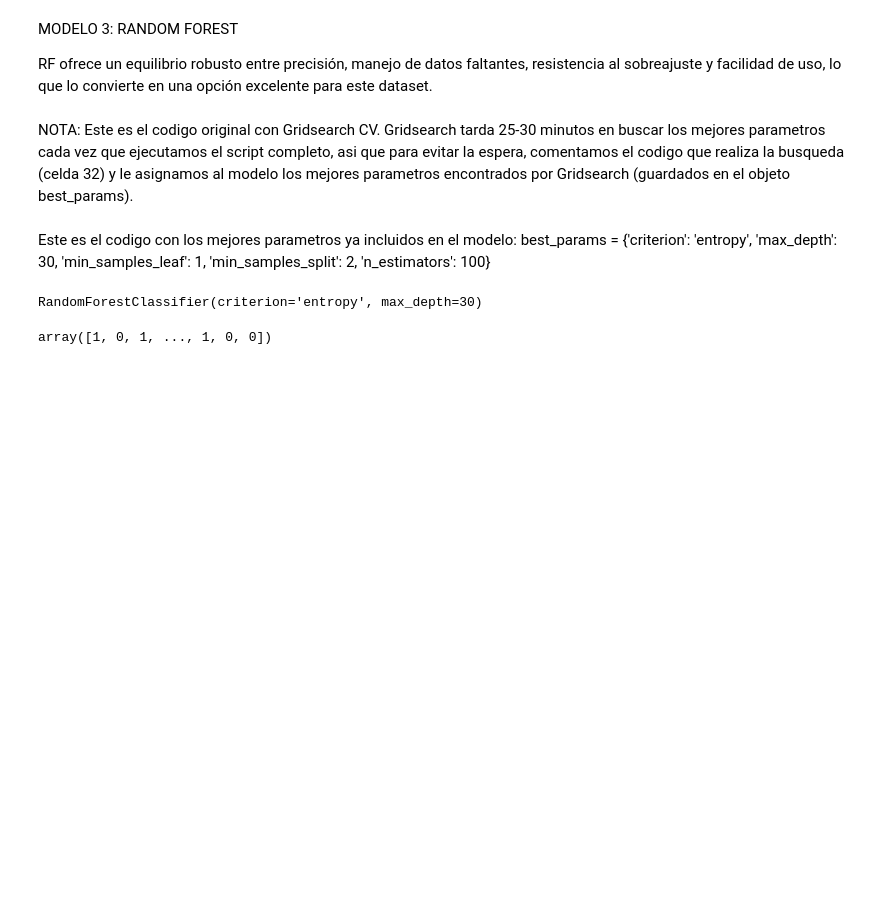
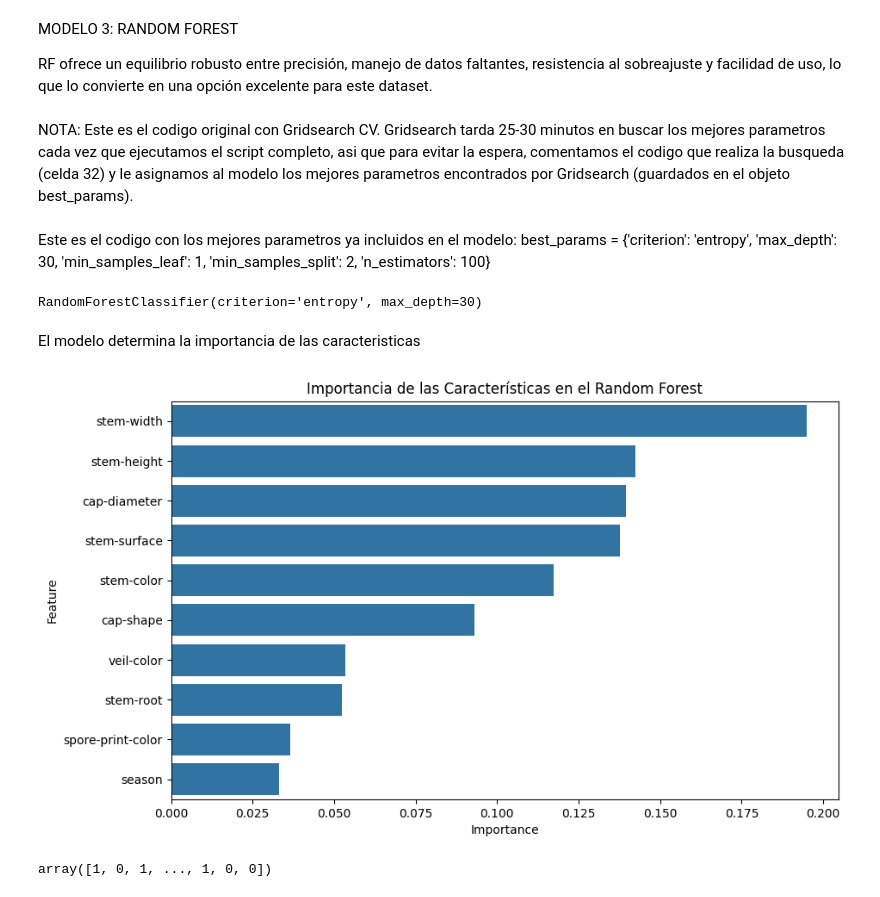
Before and after one commit to Rafa-Carrasco/mushroom_finalpro, a Jupyter notebook: src/explore.ipynb, the cells around one changed output. Cells and saved outputs as stored; diff of their text form; code cells hidden in the pictures; blank space fills up the shorter version.

```diff
--- a/src/explore.ipynb
+++ b/src/explore.ipynb
@@ -784,6 +786,29 @@ rf = RandomForestClassifier(
 rf.fit(X_train_sel, y_train)
 # %% [output]
 RandomForestClassifier(criterion='entropy', max_depth=30)
+# %% [markdown]
+El modelo determina la importancia de las caracteristicas
+# %%
+import pandas as pd
+import seaborn as sns
+
+# Obtener importancias de las características
+importances = rf.feature_importances_
+features = X_train_sel.columns
+
+# Crear un DataFrame
+feature_importances = pd.DataFrame({'Feature': features, 'Importance': importances})
+
+# Ordenar por importancia
+feature_importances = feature_importances.sort_values(by='Importance', ascending=False)
+
+# Graficar
+plt.figure(figsize=(10, 6))
+sns.barplot(x='Importance', y='Feature', data=feature_importances)
+plt.title('Importancia de las Características en el Random Forest')
+plt.show()
+# %% [output]
+[figure, added]
 # %%
 # Realizar predicciones
 
```
Also changed, not shown: parts of 5 cells of this notebook, 12 other files.
